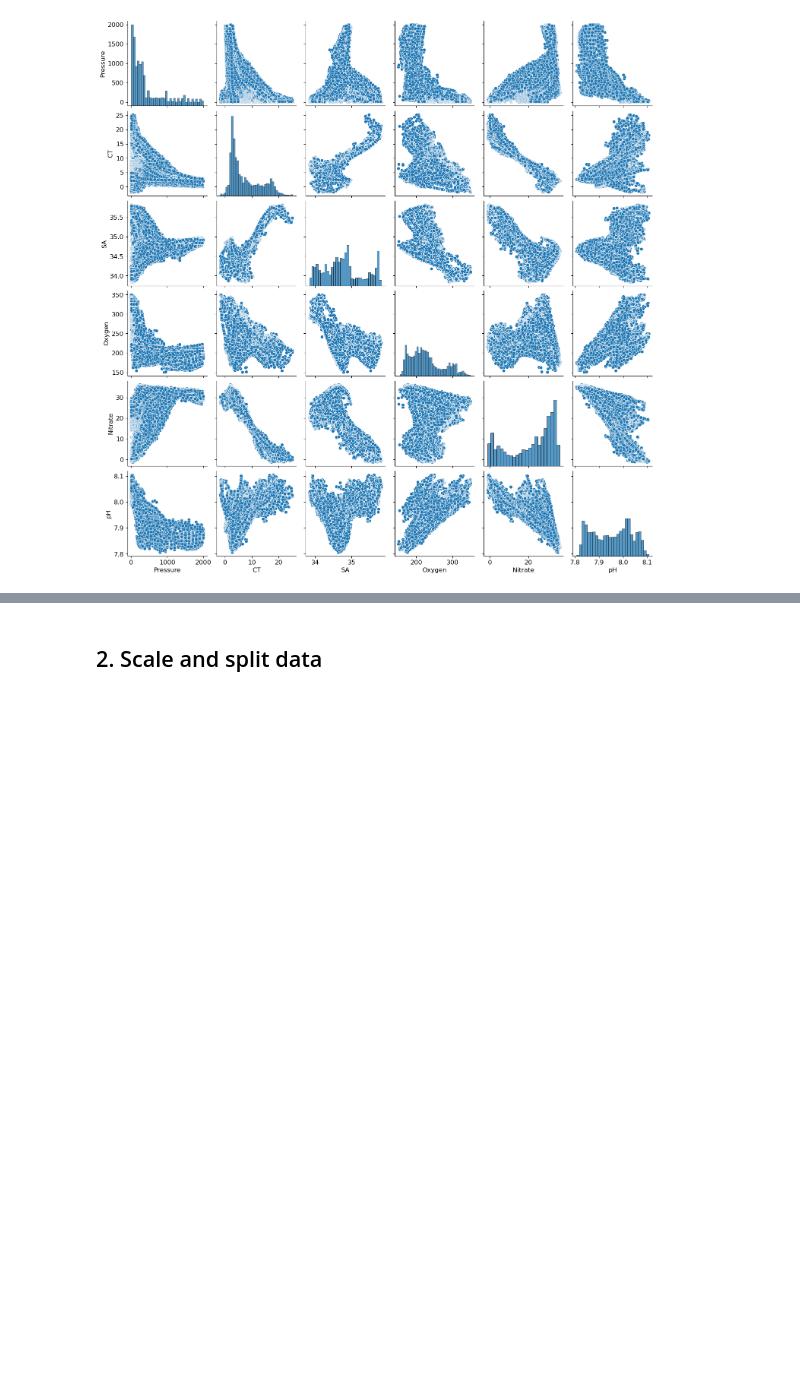
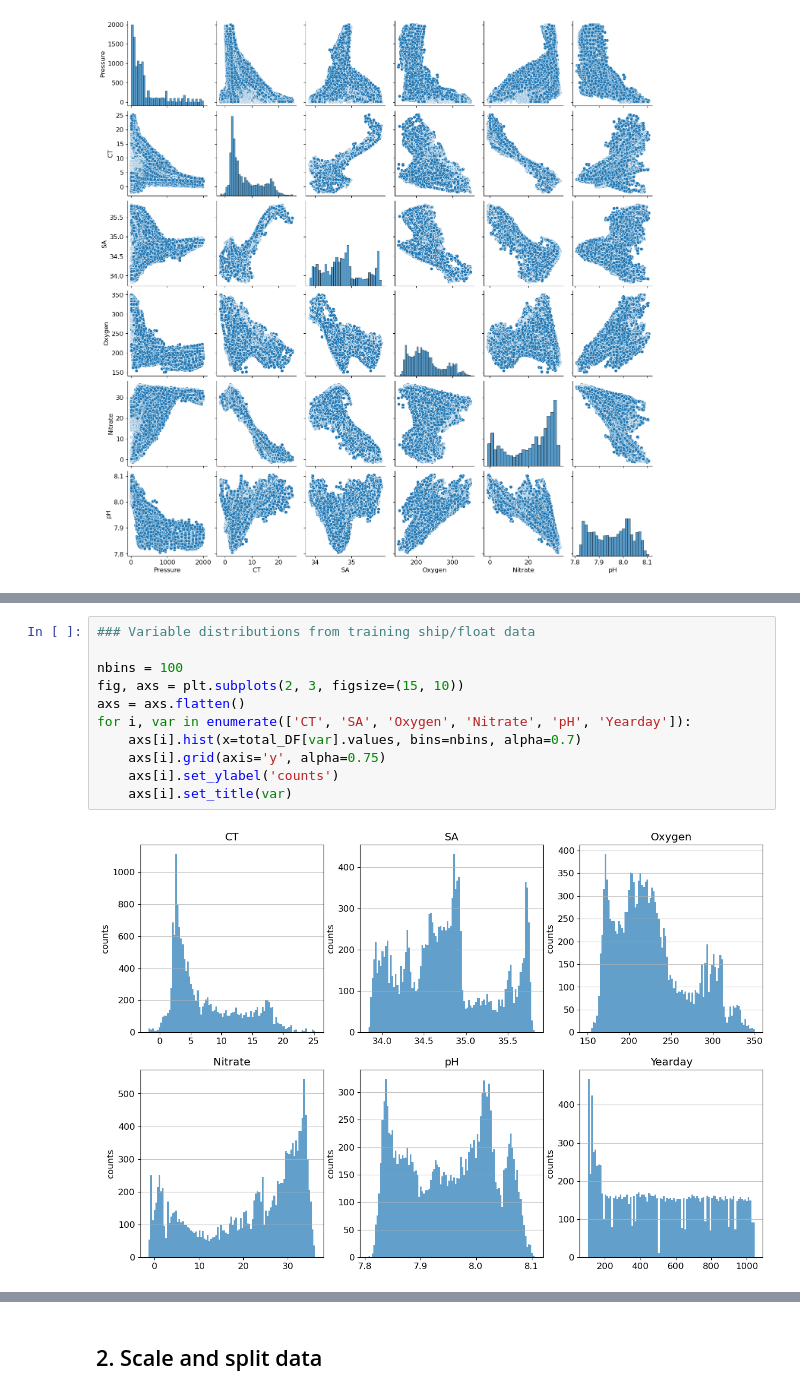
Before and after one commit to UW-MLGEO/MLGEO2022_sangsong, a Jupyter notebook: ml-sogos/scripts/sogos_overview.ipynb, the cells around one changed output, grey strips where cells are left out. Drawn from its saved outputs; the diff is of its cells as text; blank space fills up the shorter version.

```diff
--- a/ml-sogos/scripts/sogos_overview.ipynb
+++ b/ml-sogos/scripts/sogos_overview.ipynb
@@ -154,0 +119,13 @@ plt.show()
+# %%
+### Variable distributions from training ship/float data
+
+nbins = 100
+fig, axs = plt.subplots(2, 3, figsize=(15, 10))
+axs = axs.flatten()
+for i, var in enumerate(['CT', 'SA', 'Oxygen', 'Nitrate', 'pH', 'Yearday']):
+    axs[i].hist(x=total_DF[var].values, bins=nbins, alpha=0.7)
+    axs[i].grid(axis='y', alpha=0.75)
+    axs[i].set_ylabel('counts')
+    axs[i].set_title(var)
+# %% [output]
+[figure, added]
```
Also changed, not shown: parts of 56 cells of this notebook, 1 other file.
